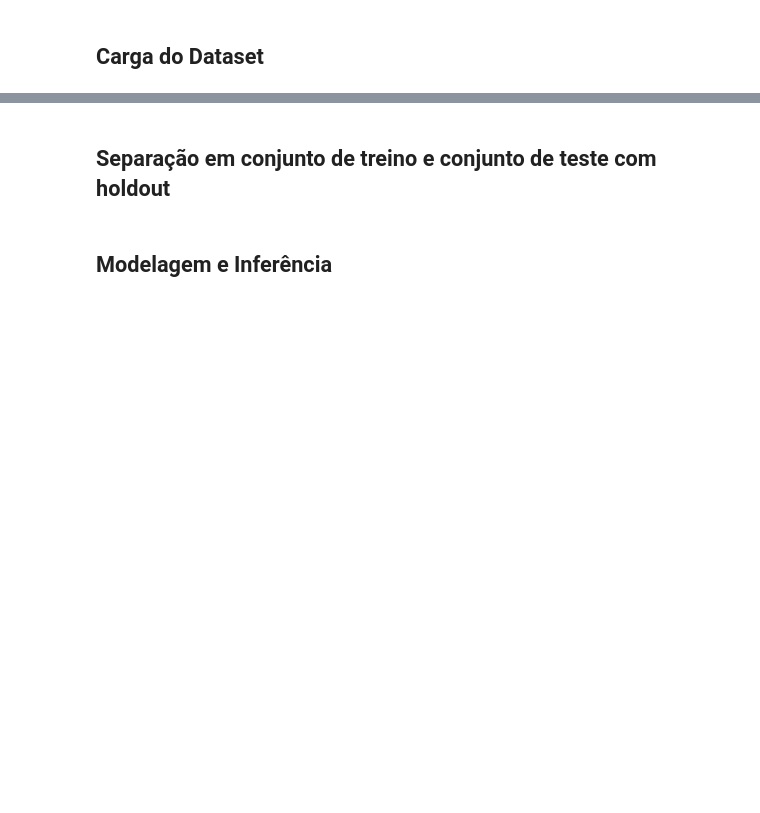
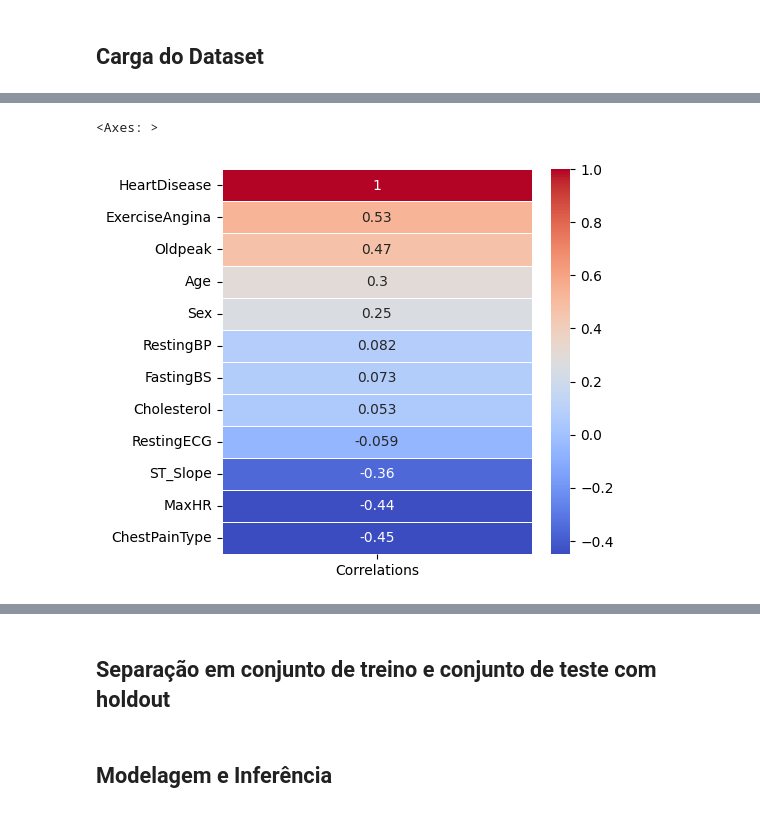
Before and after one commit to gutakeda/mvp-machine-learning-backend, a Jupyter notebook: machine-learning/notebooks/Heart_Disease_Classification.ipynb, the cells around one changed output, grey strips where cells are left out. Saved outputs shown, nothing was run; the diff lists cells and outputs as text; code cells hidden in the pictures; blank space fills up the shorter version.

```diff
--- a/machine-learning/notebooks/Heart_Disease_Classification.ipynb
+++ b/machine-learning/notebooks/Heart_Disease_Classification.ipynb
@@ -62,0 +118,9 @@ with open('mapping.json', 'w') as f:
+# %%
+# Agora o heatmap com foco no HeartDisease
+corr = dataset.corrwith(dataset['HeartDisease']).sort_values(ascending = False).to_frame()
+corr.columns = ['Correlations']
+plt.subplots(figsize = (5,5))
+sns.heatmap(corr,annot = True,cmap = 'coolwarm',linewidths = 0.5)
+# %% [output]
+<Axes: >
+[figure, added]
```
Also changed, not shown: parts of 23 cells of this notebook, 20 other files.
